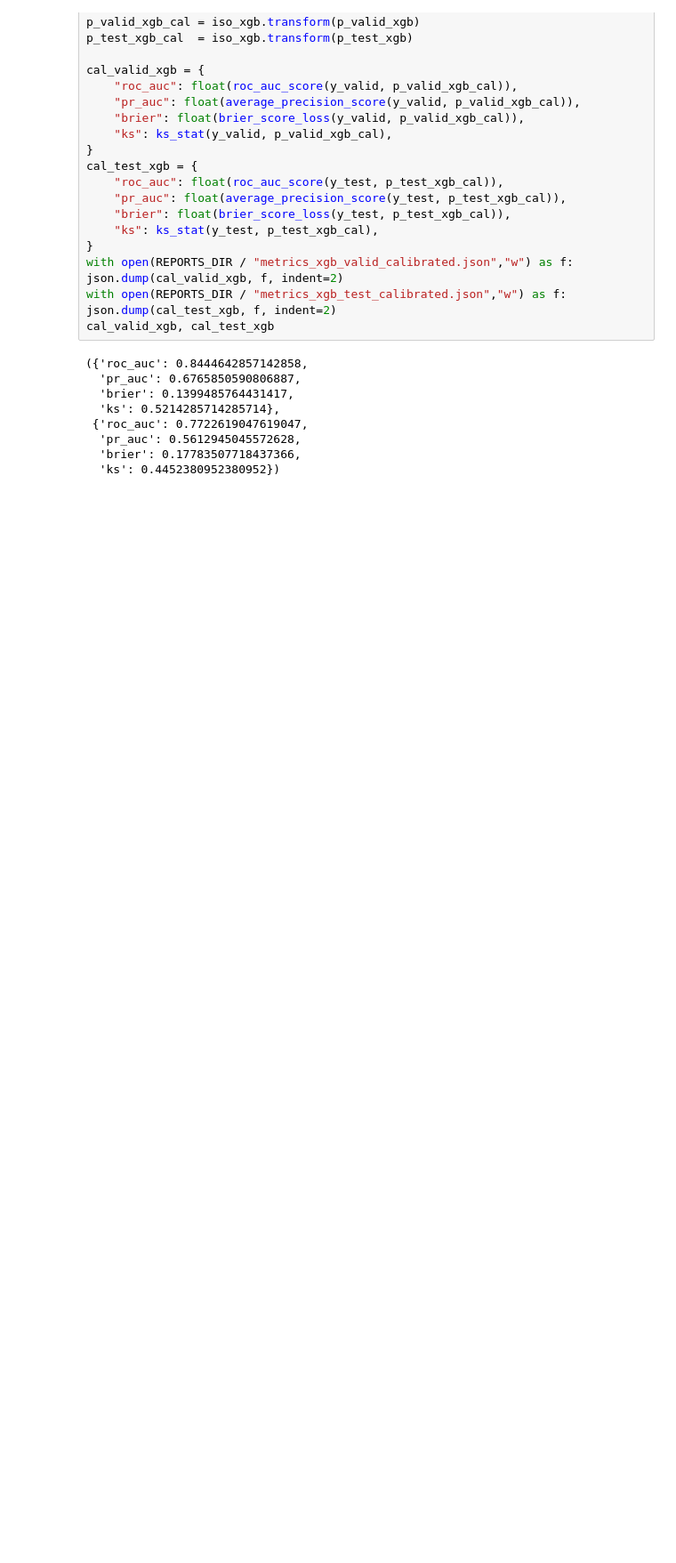
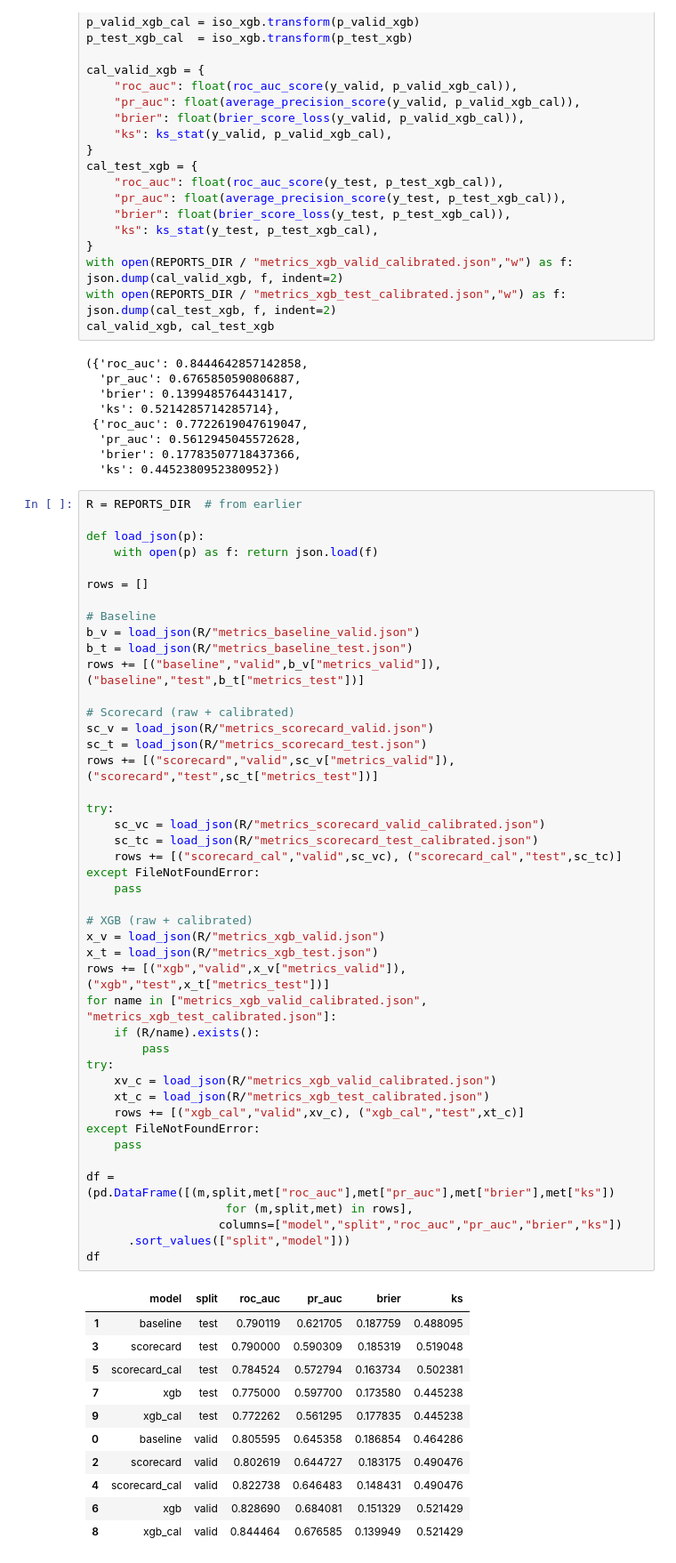
Before and after one commit to Balla6/credit-risk-scorecard, a Jupyter notebook: notebooks/01_eda.ipynb, the cells around one changed output. Shown at 89% size. Drawn from its saved outputs; the diff is of its cells as text; blank space fills up the shorter version.

Commit message:
phase6: model selection report

```diff
--- a/notebooks/01_eda.ipynb
+++ b/notebooks/01_eda.ipynb
@@ -847,3 +847,59 @@ cal_valid_xgb, cal_test_xgb
   'pr_auc': 0.5612945045572628,
   'brier': 0.17783507718437366,
   'ks': 0.4452380952380952})
+# %%
+R = REPORTS_DIR  # from earlier
+
+def load_json(p):
+    with open(p) as f: return json.load(f)
+
+rows = []
+
+# Baseline
+b_v = load_json(R/"metrics_baseline_valid.json")
+b_t = load_json(R/"metrics_baseline_test.json")
+rows += [("baseline","valid",b_v["metrics_valid"]), ("baseline","test",b_t["metrics_test"])]
+
+# Scorecard (raw + calibrated)
+sc_v = load_json(R/"metrics_scorecard_valid.json")
+sc_t = load_json(R/"metrics_scorecard_test.json")
+rows += [("scorecard","valid",sc_v["metrics_valid"]), ("scorecard","test",sc_t["metrics_test"])]
+
+try:
+    sc_vc = load_json(R/"metrics_scorecard_valid_calibrated.json")
+    sc_tc = load_json(R/"metrics_scorecard_test_calibrated.json")
+    rows += [("scorecard_cal","valid",sc_vc), ("scorecard_cal","test",sc_tc)]
+except FileNotFoundError:
+    pass
+
+# XGB (raw + calibrated)
+x_v = load_json(R/"metrics_xgb_valid.json")
+x_t = load_json(R/"metrics_xgb_test.json")
+rows += [("xgb","valid",x_v["metrics_valid"]), ("xgb","test",x_t["metrics_test"])]
+for name in ["metrics_xgb_valid_calibrated.json", "metrics_xgb_test_calibrated.json"]:
+    if (R/name).exists():
+        pass
+try:
+    xv_c = load_json(R/"metrics_xgb_valid_calibrated.json")
+    xt_c = load_json(R/"metrics_xgb_test_calibrated.json")
+    rows += [("xgb_cal","valid",xv_c), ("xgb_cal","test",xt_c)]
+except FileNotFoundError:
+    pass
+
+df = (pd.DataFrame([(m,split,met["roc_auc"],met["pr_auc"],met["brier"],met["ks"])
+                    for (m,split,met) in rows],
+                   columns=["model","split","roc_auc","pr_auc","brier","ks"])
+      .sort_values(["split","model"]))
+df
+# %% [output]
+|  | model | split | roc_auc | pr_auc | brier | ks |
+| 1 | baseline | test | 0.790119 | 0.621705 | 0.187759 | 0.488095 |
+| 3 | scorecard | test | 0.790000 | 0.590309 | 0.185319 | 0.519048 |
+| 5 | scorecard_cal | test | 0.784524 | 0.572794 | 0.163734 | 0.502381 |
+| 7 | xgb | test | 0.775000 | 0.597700 | 0.173580 | 0.445238 |
+| 9 | xgb_cal | test | 0.772262 | 0.561295 | 0.177835 | 0.445238 |
+| 0 | baseline | valid | 0.805595 | 0.645358 | 0.186854 | 0.464286 |
+| 2 | scorecard | valid | 0.802619 | 0.644727 | 0.183175 | 0.490476 |
+| 4 | scorecard_cal | valid | 0.822738 | 0.646483 | 0.148431 | 0.490476 |
+| 6 | xgb | valid | 0.828690 | 0.684081 | 0.151329 | 0.521429 |
+| 8 | xgb_cal | valid | 0.844464 | 0.676585 | 0.139949 | 0.521429 |
```
Also changed, not shown: 1 other file.
